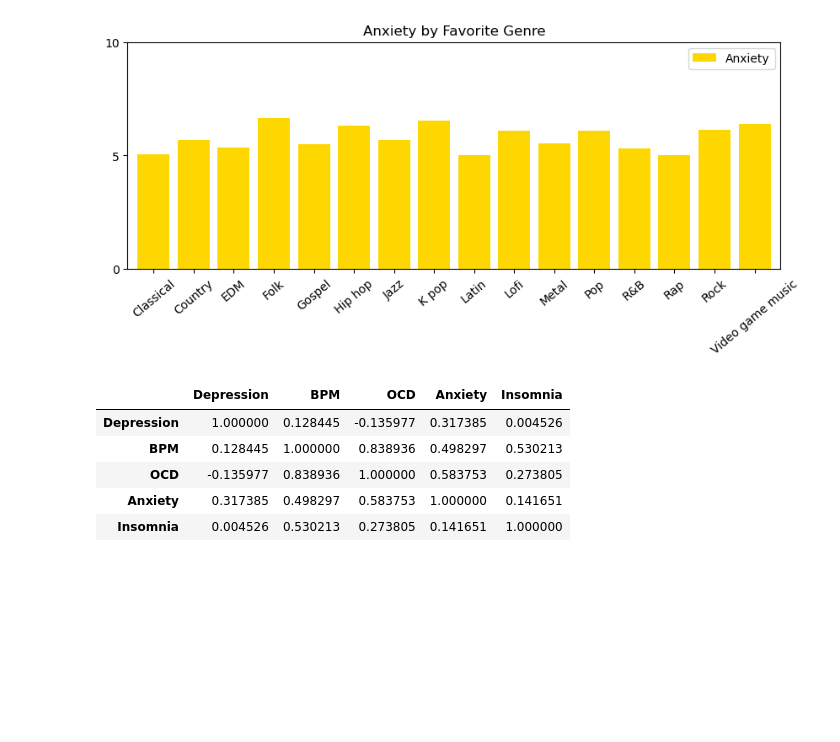
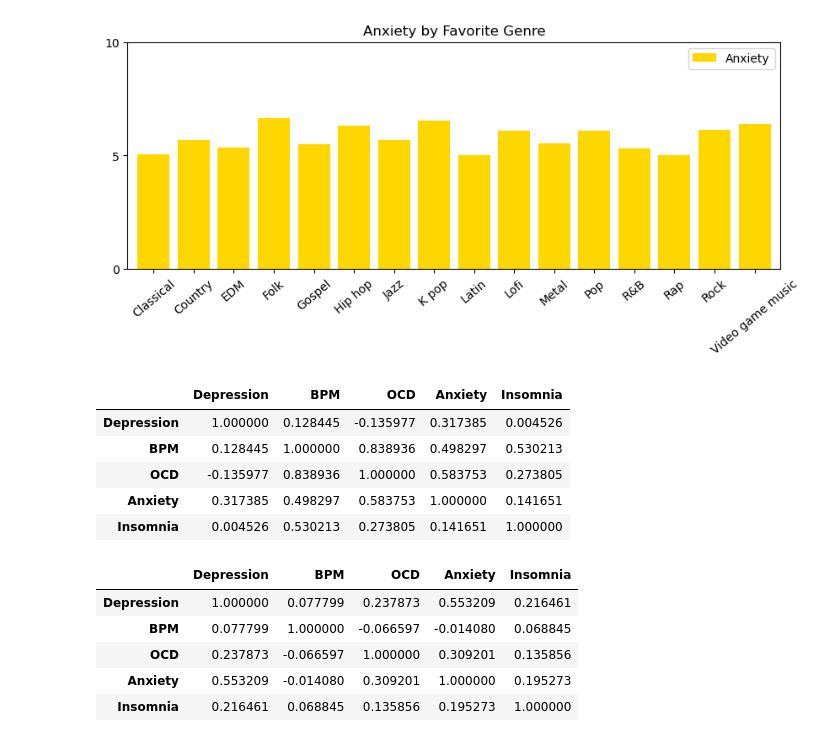
Before and after one commit to jdanielle12/project1, a Jupyter notebook: music_and_mental_health.ipynb, the cells around one changed output. Cells and saved outputs as stored; diff of their text form; code cells hidden in the pictures; blank space fills up the shorter version.

```diff
--- a/music_and_mental_health.ipynb
+++ b/music_and_mental_health.ipynb
@@ -97,3 +97,14 @@ df_lofi[["Depression","BPM","OCD", "Anxiety", "Insomnia"]].corr()
 | OCD | -0.135977 | 0.838936 | 1.000000 | 0.583753 | 0.273805 |
 | Anxiety | 0.317385 | 0.498297 | 0.583753 | 1.000000 | 0.141651 |
 | Insomnia | 0.004526 | 0.530213 | 0.273805 | 0.141651 | 1.000000 |
+# %%
+df= music_mental_health_df[["Fav genre", "Depression","BPM", "OCD", "Anxiety", "Insomnia"]]
+df_rock = df[df["Fav genre"]=='Rock']
+df_rock[["Depression","BPM","OCD", "Anxiety", "Insomnia"]].corr()
+# %% [output]
+|  | Depression | BPM | OCD | Anxiety | Insomnia |
+| Depression | 1.000000 | 0.077799 | 0.237873 | 0.553209 | 0.216461 |
+| BPM | 0.077799 | 1.000000 | -0.066597 | -0.014080 | 0.068845 |
+| OCD | 0.237873 | -0.066597 | 1.000000 | 0.309201 | 0.135856 |
+| Anxiety | 0.553209 | -0.014080 | 0.309201 | 1.000000 | 0.195273 |
+| Insomnia | 0.216461 | 0.068845 | 0.135856 | 0.195273 | 1.000000 |
```
Also changed, not shown: parts of 1 cell of this notebook.
